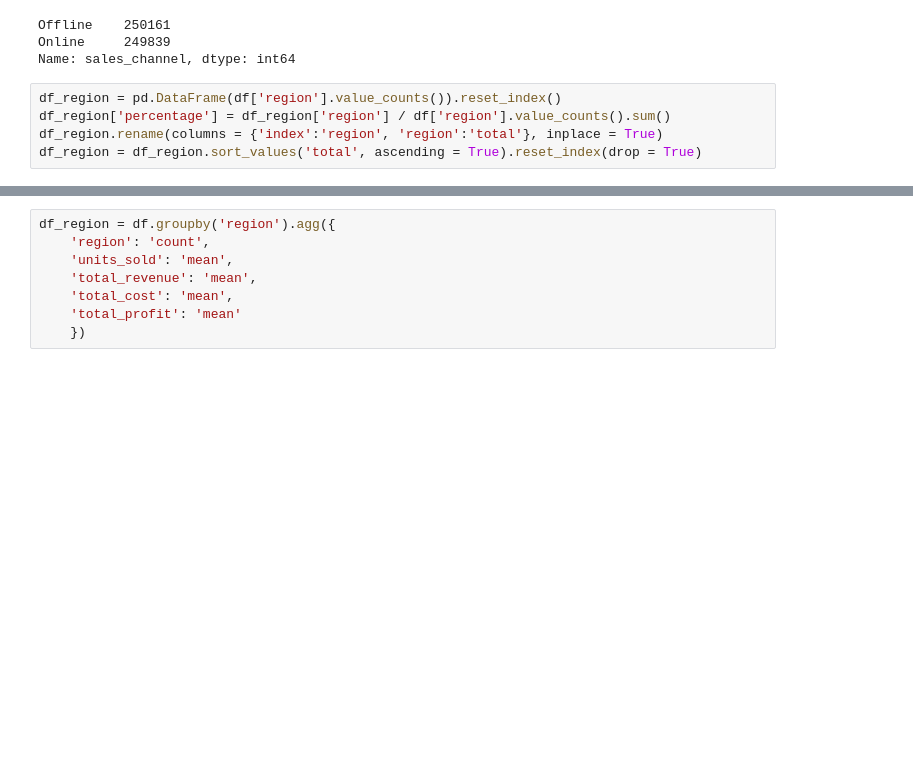
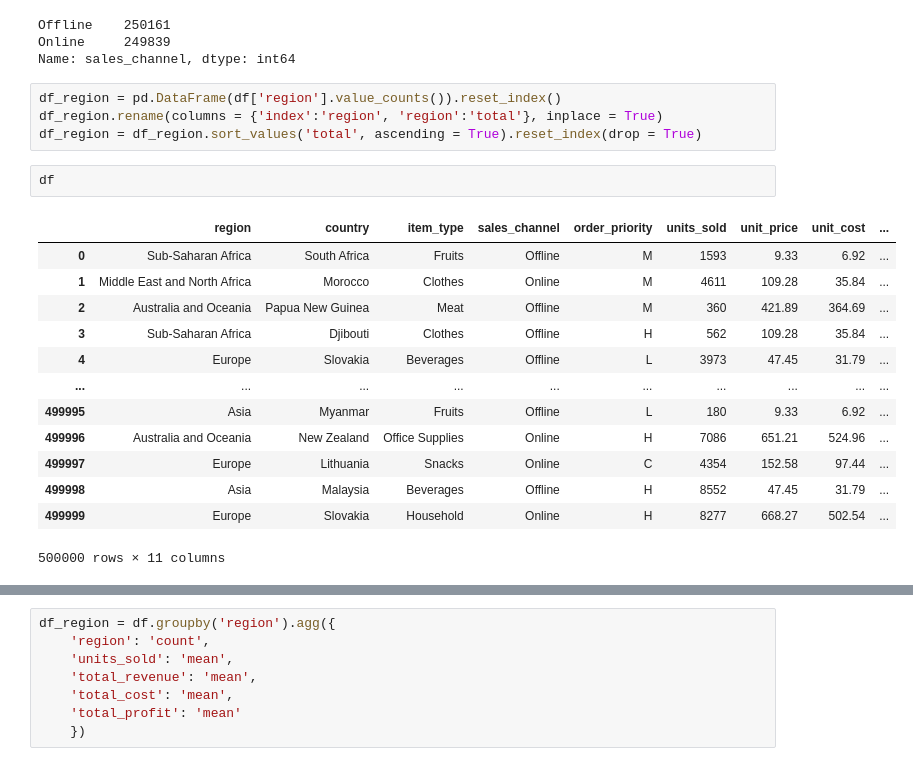
Before and after one commit to rajdeepmondal1/customer-segmentation, a Jupyter notebook: Customer_Segmentation_Arpan_+_Rajdeep.ipynb, the cells around one changed output, grey strips where cells are left out. Cells and saved outputs as stored; diff of their text form; blank space fills up the shorter version.

```diff
--- a/Customer_Segmentation_Arpan_+_Rajdeep.ipynb
+++ b/Customer_Segmentation_Arpan_+_Rajdeep.ipynb
@@ -157,6 +155,21 @@ Online     249839
 Name: sales_channel, dtype: int64
 # %%
 df_region = pd.DataFrame(df['region'].value_counts()).reset_index()
-df_region['percentage'] = df_region['region'] / df['region'].value_counts().sum()
 df_region.rename(columns = {'index':'region', 'region':'total'}, inplace = True)
 df_region = df_region.sort_values('total', ascending = True).reset_index(drop = True)
+# %%
+df
+# %% [output]
+|  | region | country | item_type | sales_channel | order_priority | units_sold | unit_price | unit_cost | ... |
+| 0 | Sub-Saharan Africa | South Africa | Fruits | Offline | M | 1593 | 9.33 | 6.92 | ... |
+| 1 | Middle East and North Africa | Morocco | Clothes | Online | M | 4611 | 109.28 | 35.84 | ... |
+| 2 | Australia and Oceania | Papua New Guinea | Meat | Offline | M | 360 | 421.89 | 364.69 | ... |
+| 3 | Sub-Saharan Africa | Djibouti | Clothes | Offline | H | 562 | 109.28 | 35.84 | ... |
+| 4 | Europe | Slovakia | Beverages | Offline | L | 3973 | 47.45 | 31.79 | ... |
+| ... | ... | ... | ... | ... | ... | ... | ... | ... | ... |
+| 499995 | Asia | Myanmar | Fruits | Offline | L | 180 | 9.33 | 6.92 | ... |
+| 499996 | Australia and Oceania | New Zealand | Office Supplies | Online | H | 7086 | 651.21 | 524.96 | ... |
+| 499997 | Europe | Lithuania | Snacks | Online | C | 4354 | 152.58 | 97.44 | ... |
+| 499998 | Asia | Malaysia | Beverages | Offline | H | 8552 | 47.45 | 31.79 | ... |
+| 499999 | Europe | Slovakia | Household | Online | H | 8277 | 668.27 | 502.54 | ... |
+500000 rows × 11 columns
```
Also changed, not shown: parts of 11 cells of this notebook.
